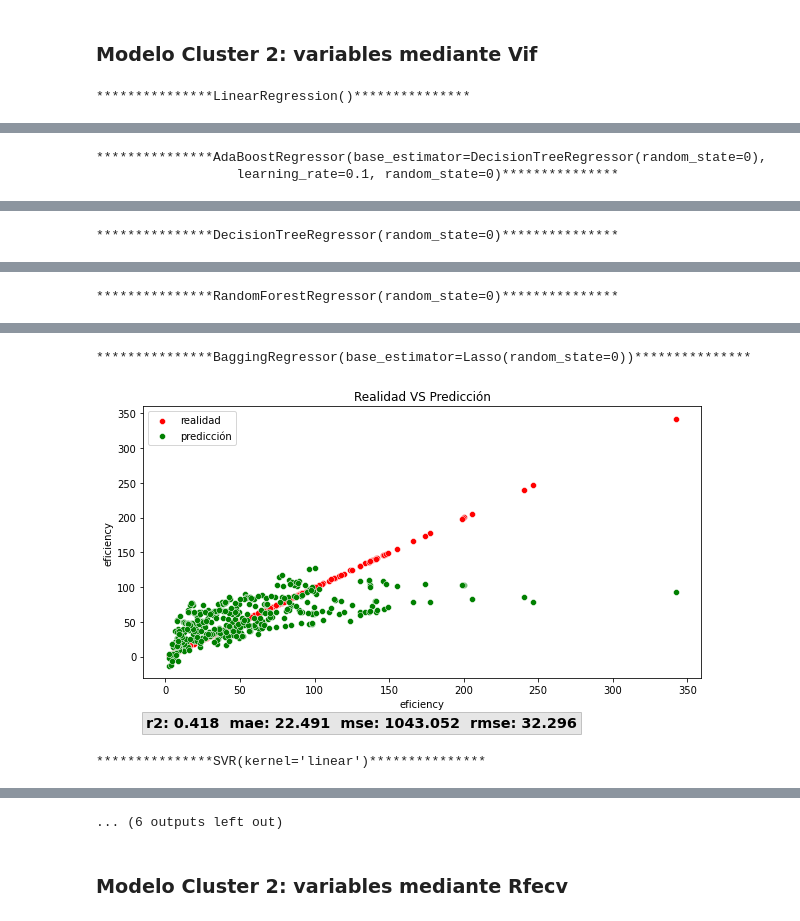
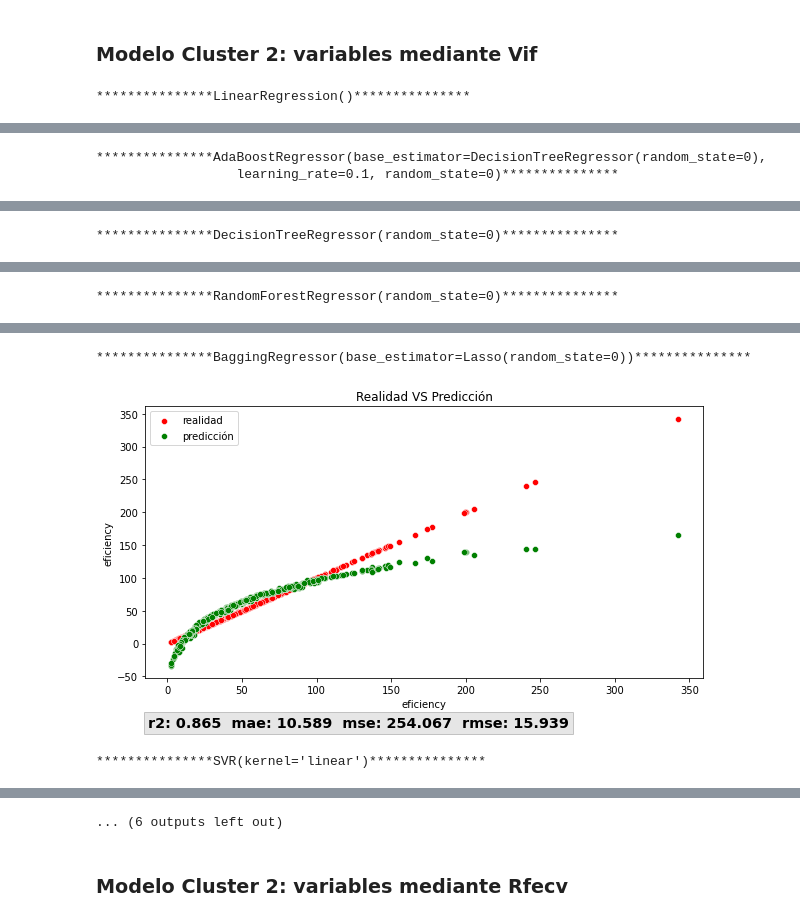
Before and after one commit to fersaol/The_Bridge_CO2_ML_Project, a Jupyter notebook: src/notebooks/Regression_byClusters.ipynb, the cells around one changed output, grey strips where cells are left out. Drawn from its saved outputs; the diff is of its cells as text; code cells hidden in the pictures.

Commit message:
update 5
saved models into de model folder and fixed not working some functions because of updated and reordered parameters in regression by clusters.

```diff
--- a/src/notebooks/Regression_byClusters.ipynb
+++ b/src/notebooks/Regression_byClusters.ipynb
@@ -747,9 +760,11 @@ for estimador in lista_estimadores:
 ### Modelo Cluster 1: variables mediante Vif
 # %%
 vif_vars = [x for x in df_cluster if x not in var_vif_1]
-x_train,x_test,y_train,y_test = gp.data_transform(df_cluster,RobustScaler(),
-                                                "eficiency",["energy_type"],
-                                                vif_vars)
+
+x_train,x_test,y_train,y_test = gp.data_transform(df_cluster,"eficiency",
+                                                RobustScaler(),
+                                                skip_t=["energy_type"],
+                                                skip_x=vif_vars)
 for estimador in lista_estimadores:
     print(f"***************{str(estimador)}***************")
     Predicting.cross_val_regression(estimador,x_train,y_train,x_test,y_test)
@@ -772,9 +787,11 @@ for estimador in lista_estimadores:
 ### Modelo Cluster 1: variables mediante OLS de Statsmodels
 # %%
 ols_vars = ["use_intensity_pc"]
-x_train,x_test,y_train,y_test = gp.data_transform(df_cluster,RobustScaler(),
-                                                "eficiency",["energy_type"],
-                                                ols_vars)
+
+x_train,x_test,y_train,y_test = gp.data_transform(df_cluster,"eficiency",
+                                                RobustScaler(),
+                                                skip_t=["energy_type"],
+                                                skip_x=ols_vars)
 for estimador in lista_estimadores:
     print(f"***************{str(estimador)}***************")
     Predicting.cross_val_regression(estimador,x_train,y_train,x_test,y_test)
@@ -797,9 +814,11 @@ for estimador in lista_estimadores:
 ### Modelo Cluster 1: variables mediante RFECV
 # %%
 rfecv_vars = [x for x in df_cluster if x not in rfecv_vars_1]
-x_train,x_test,y_train,y_test = gp.data_transform(df_cluster,RobustScaler(),
-                                                "eficiency",["energy_type"],
-                                                rfecv_vars_1)
+
+x_train,x_test,y_train,y_test = gp.data_transform(df_cluster,"eficiency",
+                                                RobustScaler(),
+                                                skip_t=["energy_type"],
+                                                skip_x=rfecv_vars)
 for estimador in lista_estimadores:
     print(f"***************{str(estimador)}***************")
     Predicting.cross_val_regression(estimador,x_train,y_train,x_test,y_test)
@@ -865,6 +900,10 @@ Para el cluster 2 el mejor estimador ha sido AdaBoost con Decision Tree al tener
 # %%
-df_cluster = df_tuning[df_tuning.clusters==2].reset_index(drop=True)
 corr_vars = [x for x in df_cluster if x not in var_corr_2]
-x_train,x_test,y_train,y_test = gp.data_transform(df_cluster,PowerTransformer(),
-                                                "eficiency",["energy_type"],
-                                                var_corr_2)
+
+x_train,x_test,y_train,y_test = gp.data_transform(df_cluster,"eficiency",
+                                                PowerTransformer(),
+                                                skip_t=["energy_type"],
+                                                skip_x=corr_vars)
+for estimador in lista_estimadores:
+    print(f"***************{str(estimador)}***************")
+    Predicting.cross_val_regression(estimador,x_train,y_train,x_test,y_test)
@@ -895,9 +926,11 @@ for estimador in lista_estimadores:
 ### Modelo Cluster 2: variables mediante Vif
 # %%
 vif_vars = [x for x in df_cluster if x not in var_vif_2]
-x_train,x_test,y_train,y_test = gp.data_transform(df_cluster,PowerTransformer(),
-                                                "eficiency",["energy_type"],
-                                                var_vif_2)
+
+x_train,x_test,y_train,y_test = gp.data_transform(df_cluster,"eficiency",
+                                                PowerTransformer(),
+                                                skip_t=["energy_type"],
+                                                skip_x=vif_vars)
 for estimador in lista_estimadores:
     print(f"***************{str(estimador)}***************")
     Predicting.cross_val_regression(estimador,x_train,y_train,x_test,y_test)
@@ -914,3 +947,3 @@ for estimador in lista_estimadores:
 ***************BaggingRegressor(base_estimator=Lasso(random_state=0))***************
-[figure, old version]
+[figure, new version]
 ***************SVR(kernel='linear')***************
```
Also changed, not shown: parts of 40 cells of this notebook, 7 other files.
